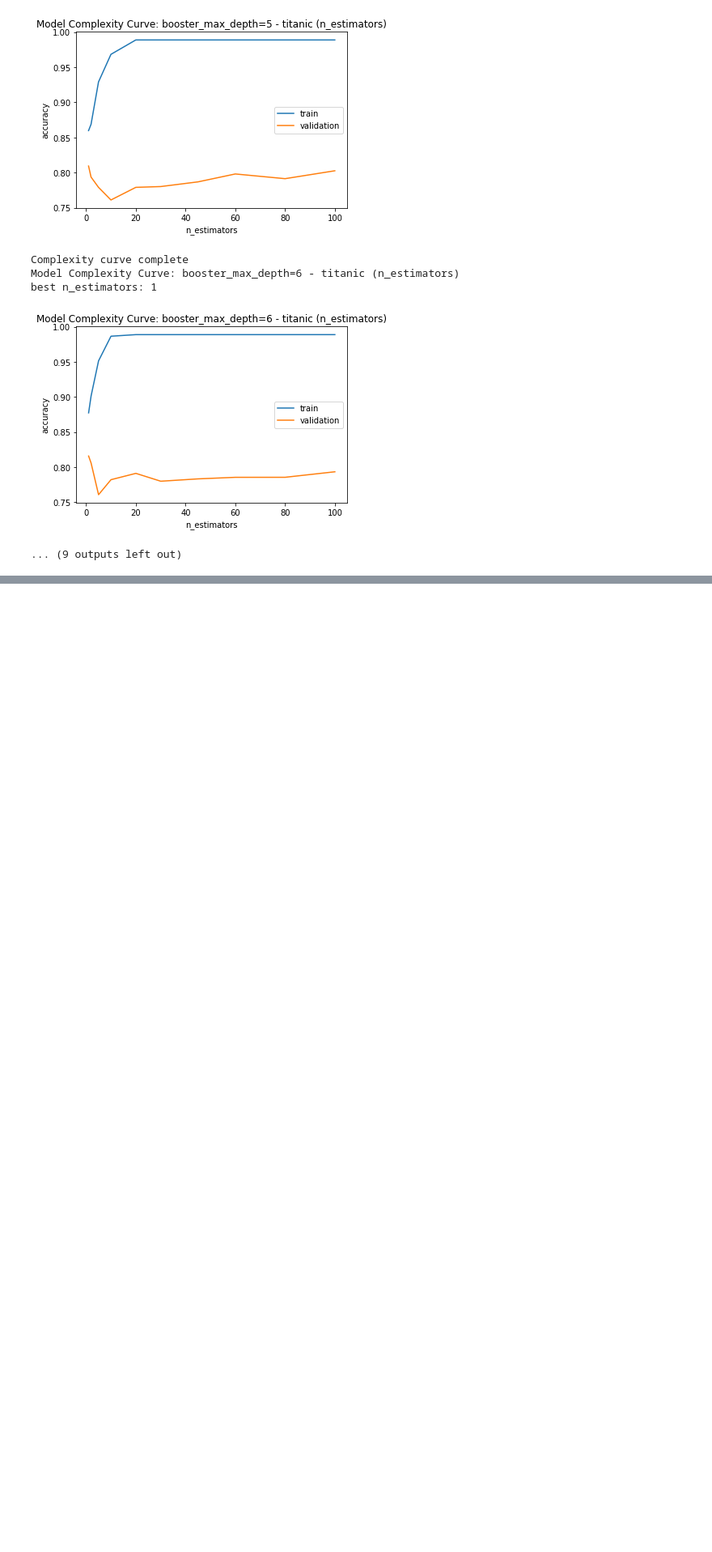
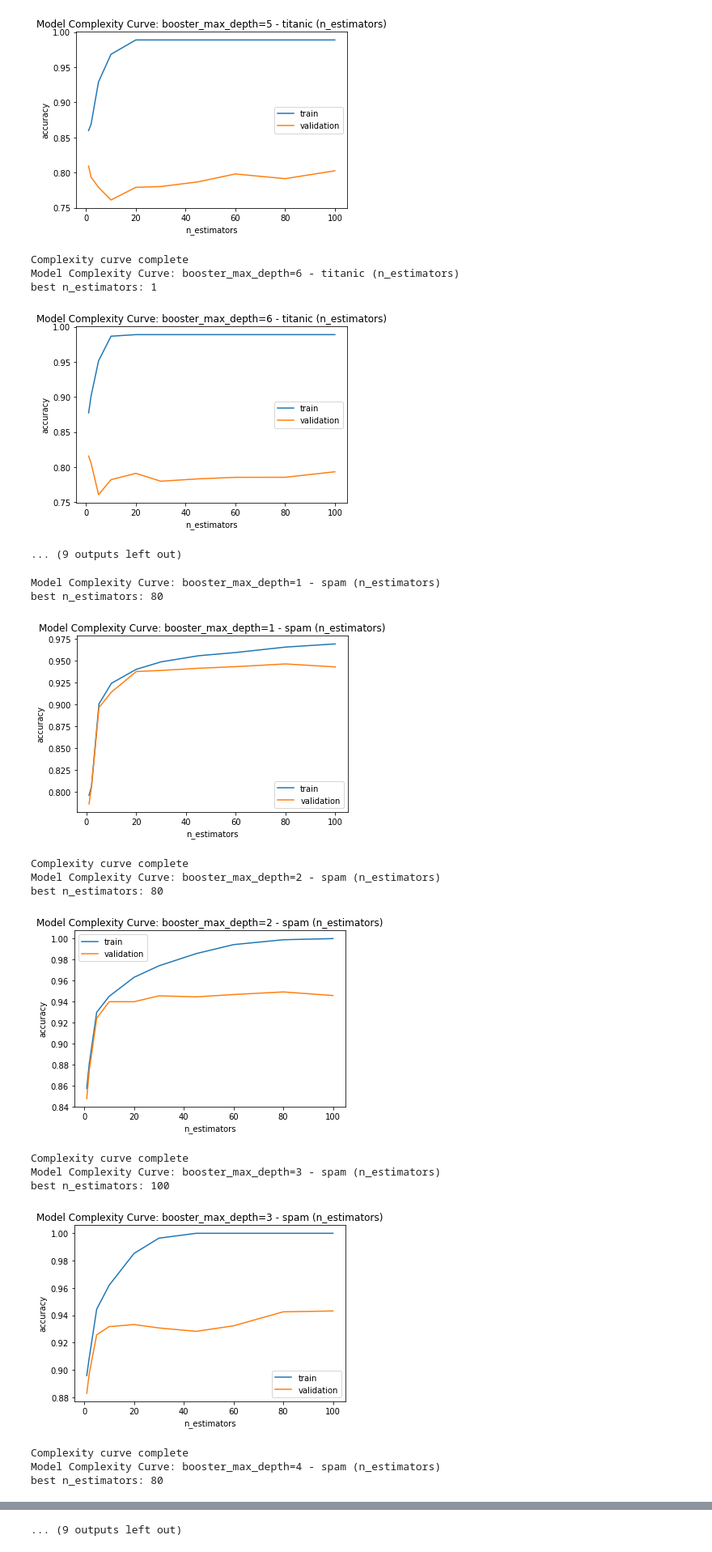
Before and after one commit to dannybit/CS7641Assignment1, a Jupyter notebook: Boosting.ipynb, the cells around one changed output, grey strips where cells are left out. Shown: that part at 81% size. Saved outputs shown, nothing was run; the diff lists cells and outputs as text; code cells hidden in the pictures; blank space fills up the shorter version.

```diff
--- a/Boosting.ipynb
+++ b/Boosting.ipynb
@@ -180,3 +199,22 @@ Model Complexity Curve: booster_max_depth=6 - titanic (n_estimators)
 best n_estimators: 1
 [figure]
 ... (9 outputs left out)
+# %%
+for max_depth in range(1,11):
+    clf = AdaBoostClassifier(base_estimator=DecisionTreeClassifier(max_depth=max_depth),random_state=55)
+    make_complexity_curve(clf, X_spam_train, y_spam_train,"n_estimators",[1,2,5,10,20,30,45,60,80,100],5, f"booster_max_depth={max_depth}","spam")
+# %% [output]
+Model Complexity Curve: booster_max_depth=1 - spam (n_estimators)
+best n_estimators: 80
+[figure, added]
+Complexity curve complete
+Model Complexity Curve: booster_max_depth=2 - spam (n_estimators)
+best n_estimators: 80
+[figure, added]
+Complexity curve complete
+Model Complexity Curve: booster_max_depth=3 - spam (n_estimators)
+best n_estimators: 100
+[figure, added]
+Complexity curve complete
+Model Complexity Curve: booster_max_depth=4 - spam (n_estimators)
+best n_estimators: 80
@@ -182,0 +230 @@ best n_estimators: 1
+... (9 outputs left out)
```
Also changed, not shown: parts of 9 cells of this notebook, 3 other files.
